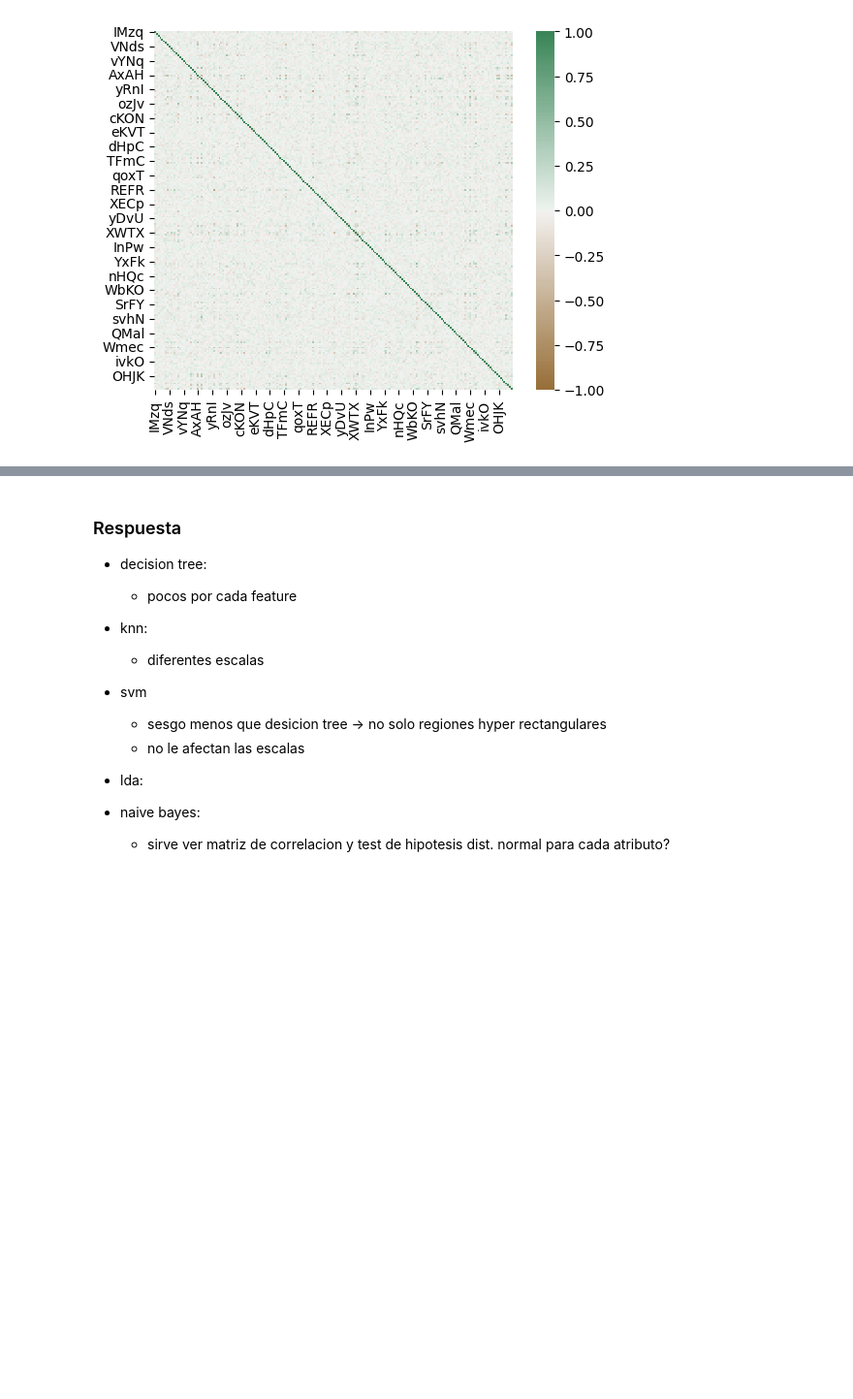
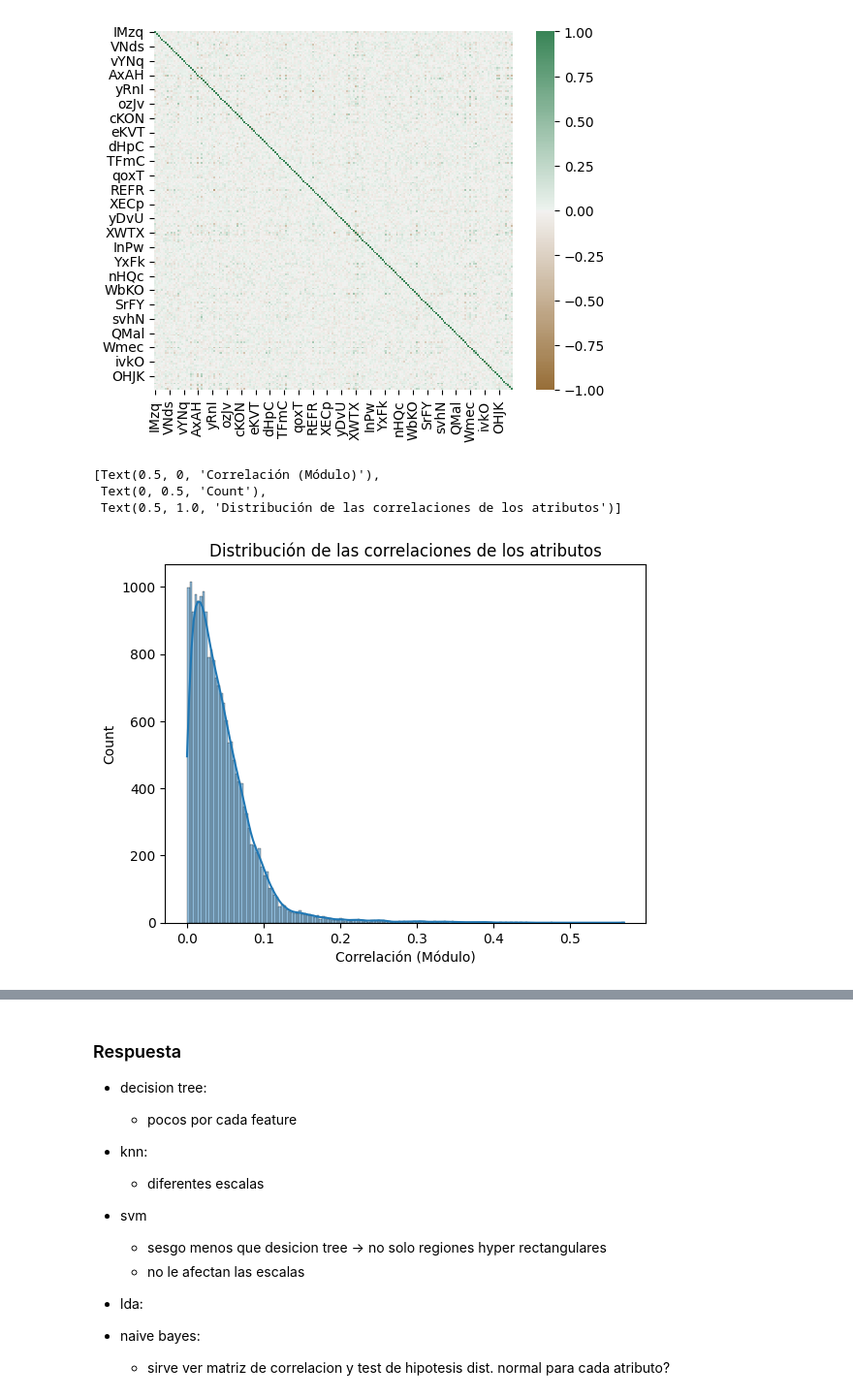
Before and after one commit to fourofclubs001/TP-Aprendizaje-Automatico, a Jupyter notebook: Enunciado.ipynb, the cells around one changed output, grey strips where cells are left out. Shown at 97% size. Drawn from its saved outputs; the diff is of its cells as text; code cells hidden in the pictures; blank space fills up the shorter version.

```diff
--- a/Enunciado.ipynb
+++ b/Enunciado.ipynb
@@ -638,3 +638,13 @@ square=True
 plt.show()
 # %% [output]
 [figure]
+# %%
+corrs = abs(correlation.to_numpy())
+ax = sns.histplot(corrs[np.triu_indices_from(corrs, 1)], kde=True)
+ax.set(xlabel='Correlación (Módulo)', ylabel='Count', title =
+'Distribución de las correlaciones de los atributos')
+# %% [output]
+[Text(0.5, 0, 'Correlación (Módulo)'),
+ Text(0, 0.5, 'Count'),
+ Text(0.5, 1.0, 'Distribución de las correlaciones de los atributos')]
+[figure, added]
```
Also changed, not shown: parts of 33 cells of this notebook, 2 other files.
